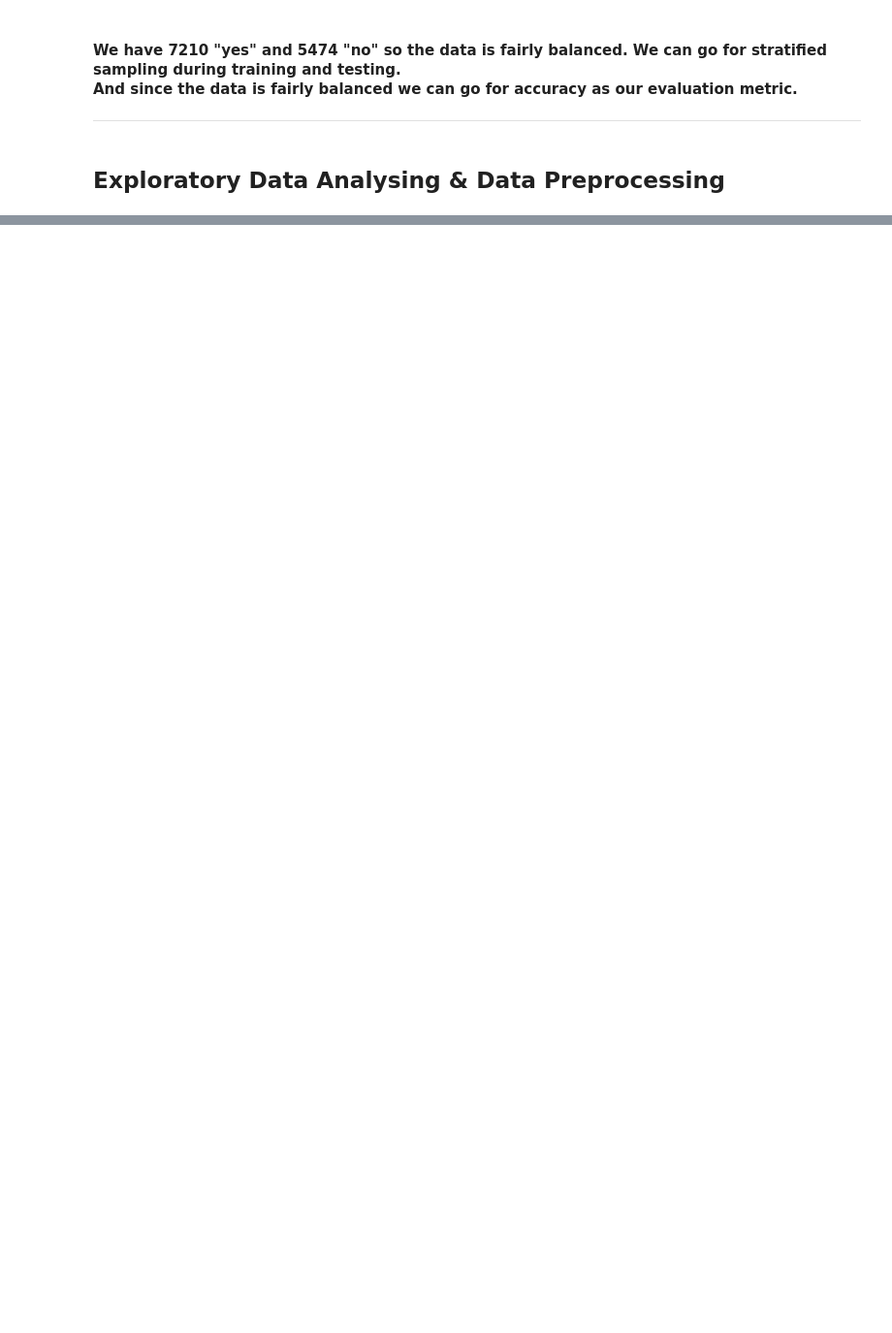
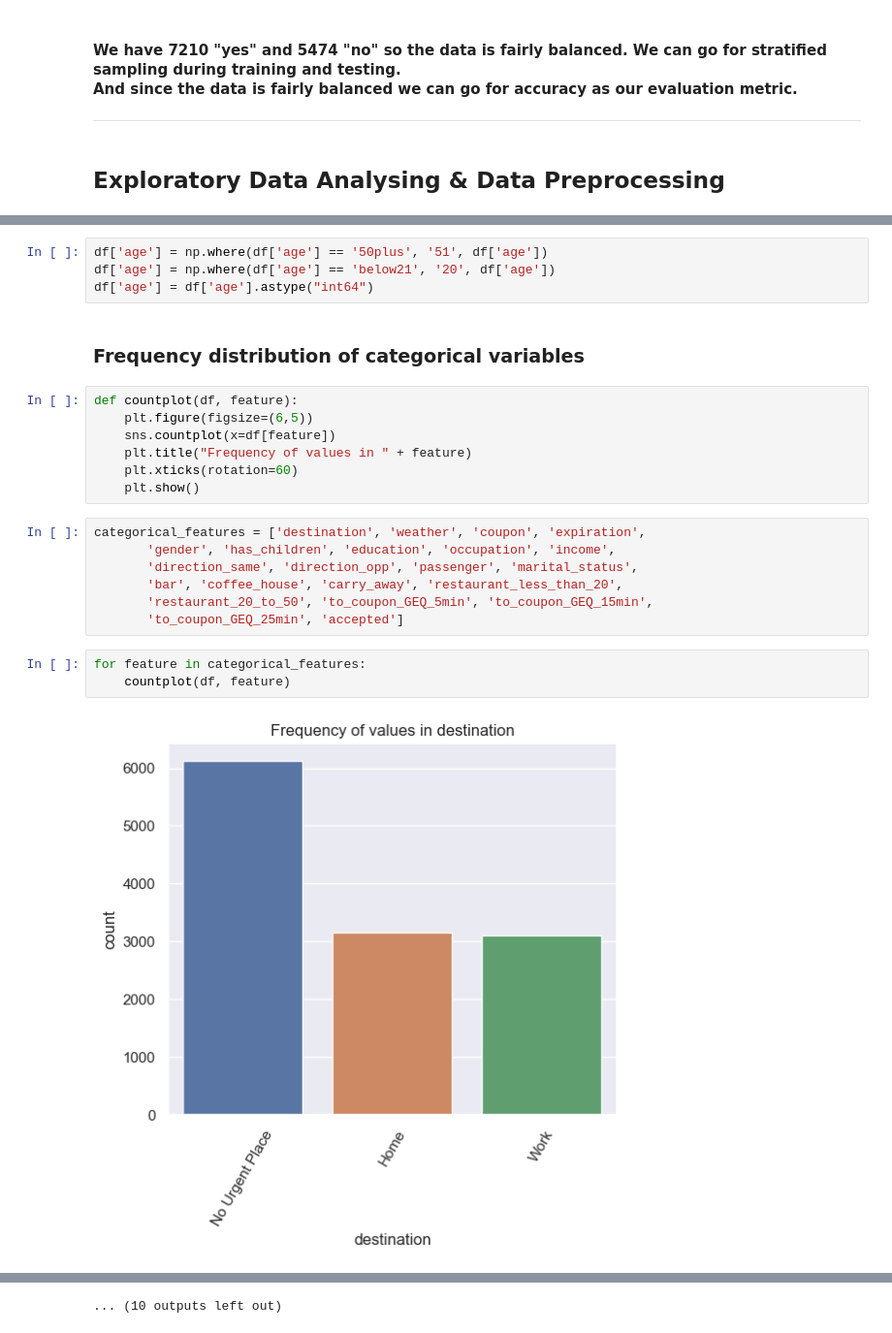
Before and after one commit to meghrajkonduskar/In-Drive-Coupon-Recommendation-Project, a Jupyter notebook: In-Drive-Coupon-Recommendation.ipynb, the cells around one changed output, grey strips where cells are left out. Shown at 97% size. Saved outputs shown, nothing was run; the diff lists cells and outputs as text; blank space fills up the shorter version.

```diff
--- a/In-Drive-Coupon-Recommendation.ipynb
+++ b/In-Drive-Coupon-Recommendation.ipynb
@@ -196,0 +218,25 @@ Name: count, dtype: int64
+# %%
+df['age'] = np.where(df['age'] == '50plus', '51', df['age'])
+df['age'] = np.where(df['age'] == 'below21', '20', df['age'])
+df['age'] = df['age'].astype("int64")
+# %% [markdown]
+### Frequency distribution of categorical variables
+# %%
+def countplot(df, feature):
+    plt.figure(figsize=(6,5))
+    sns.countplot(x=df[feature])
+    plt.title("Frequency of values in " + feature)
+    plt.xticks(rotation=60)
+    plt.show()
+# %%
+categorical_features = ['destination', 'weather', 'coupon', 'expiration',
+       'gender', 'has_children', 'education', 'occupation', 'income',
+       'direction_same', 'direction_opp', 'passenger', 'marital_status',
+       'bar', 'coffee_house', 'carry_away', 'restaurant_less_than_20',
+       'restaurant_20_to_50', 'to_coupon_GEQ_5min', 'to_coupon_GEQ_15min',
+       'to_coupon_GEQ_25min', 'accepted']
+# %%
+for feature in categorical_features:
+    countplot(df, feature)
+# %% [output]
+[figure, added]
@@ -196,0 +254 @@ Name: count, dtype: int64
+... (10 outputs left out)
```
Also changed, not shown: parts of 42 cells of this notebook, 1 other file.
